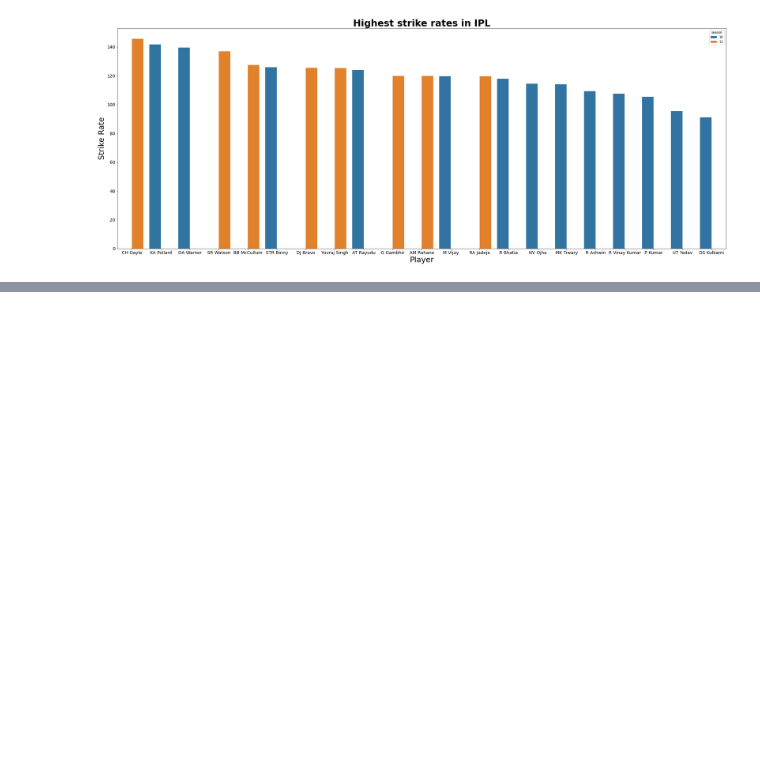
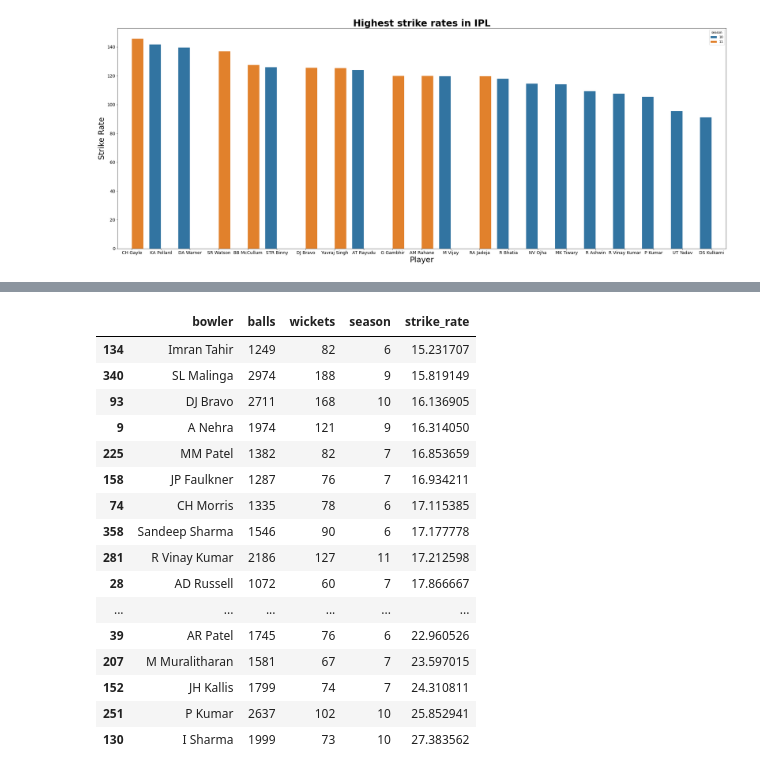
Before and after one commit to tiwari1302/GRIP-Internship, a Jupyter notebook: Task 5/Exploratory_Data_Analysis(Sports).ipynb, the cells around one changed output, grey strips where cells are left out. Cells and saved outputs as stored; diff of their text form; code cells hidden in the pictures; blank space fills up the shorter version.

```diff
--- a/Task 5/Exploratory_Data_Analysis(Sports).ipynb
+++ b/Task 5/Exploratory_Data_Analysis(Sports).ipynb
@@ -652,0 +671,34 @@ plt.yticks(size = 14)
+# %%
+#strike_rate = balls bowled by wickets taken
+balls_bowled = pd.DataFrame(merge.groupby('bowler')['ball'].count())
+wickets_taken = pd.DataFrame(merge[merge['dismissal_kind'] != 'no dismissal'].groupby('bowler')['dismissal_kind'].count())
+seasons_played = pd.DataFrame(merge.groupby('bowler')['season'].nunique())
+bowler_strike_rate = pd.DataFrame({'balls':balls_bowled['ball'],'wickets':wickets_taken['dismissal_kind'],
+                          'season':seasons_played['season']})
+bowler_strike_rate.reset_index(inplace = True)
+# %%
+bowler_strike_rate['strike_rate'] = bowler_strike_rate['balls']/bowler_strike_rate['wickets']
+def highlight_cols(s):
+    color = 'skyblue'
+    return 'background-color: %s' % color
+#Strike rate for bowlers who have taken more than 50 wickets
+best_bowling_strike_rate = bowler_strike_rate[bowler_strike_rate['wickets'] > 50].sort_values(by = 'strike_rate', ascending = True)
+best_bowling_strike_rate.style.applymap(highlight_cols, subset=pd.IndexSlice[:, ['bowler', 'wickets','strike_rate']])
+# %% [output]
+|  | bowler | balls | wickets | season | strike_rate |
+| 134 | Imran Tahir | 1249 | 82 | 6 | 15.231707 |
+| 340 | SL Malinga | 2974 | 188 | 9 | 15.819149 |
+| 93 | DJ Bravo | 2711 | 168 | 10 | 16.136905 |
+| 9 | A Nehra | 1974 | 121 | 9 | 16.314050 |
+| 225 | MM Patel | 1382 | 82 | 7 | 16.853659 |
+| 158 | JP Faulkner | 1287 | 76 | 7 | 16.934211 |
+| 74 | CH Morris | 1335 | 78 | 6 | 17.115385 |
+| 358 | Sandeep Sharma | 1546 | 90 | 6 | 17.177778 |
+| 281 | R Vinay Kumar | 2186 | 127 | 11 | 17.212598 |
+| 28 | AD Russell | 1072 | 60 | 7 | 17.866667 |
+| ... | ... | ... | ... | ... | ... |
+| 39 | AR Patel | 1745 | 76 | 6 | 22.960526 |
+| 207 | M Muralitharan | 1581 | 67 | 7 | 23.597015 |
+| 152 | JH Kallis | 1799 | 74 | 7 | 24.310811 |
+| 251 | P Kumar | 2637 | 102 | 10 | 25.852941 |
+| 130 | I Sharma | 1999 | 73 | 10 | 27.383562 |
```
Also changed, not shown: parts of 14 cells of this notebook, 1 other file.
